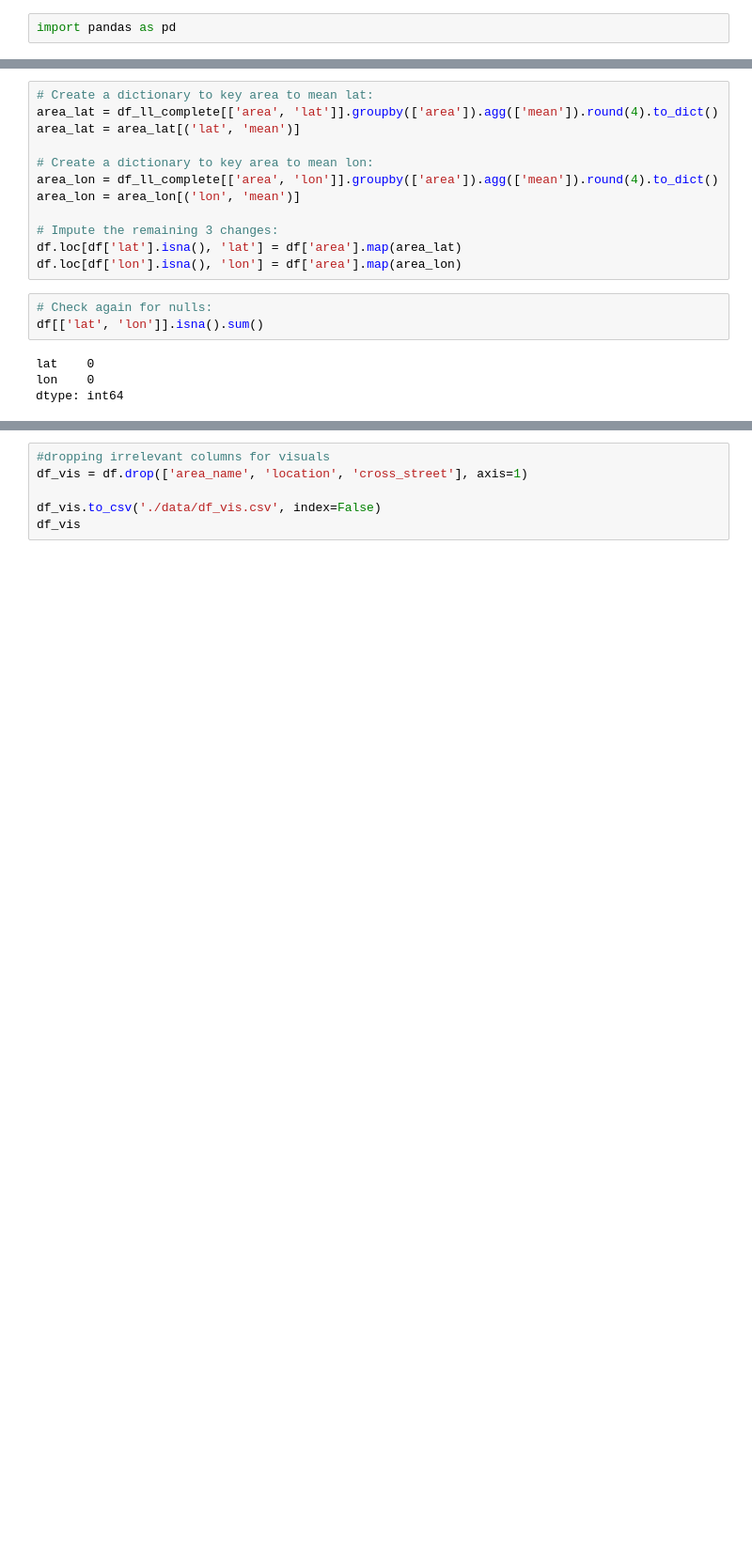
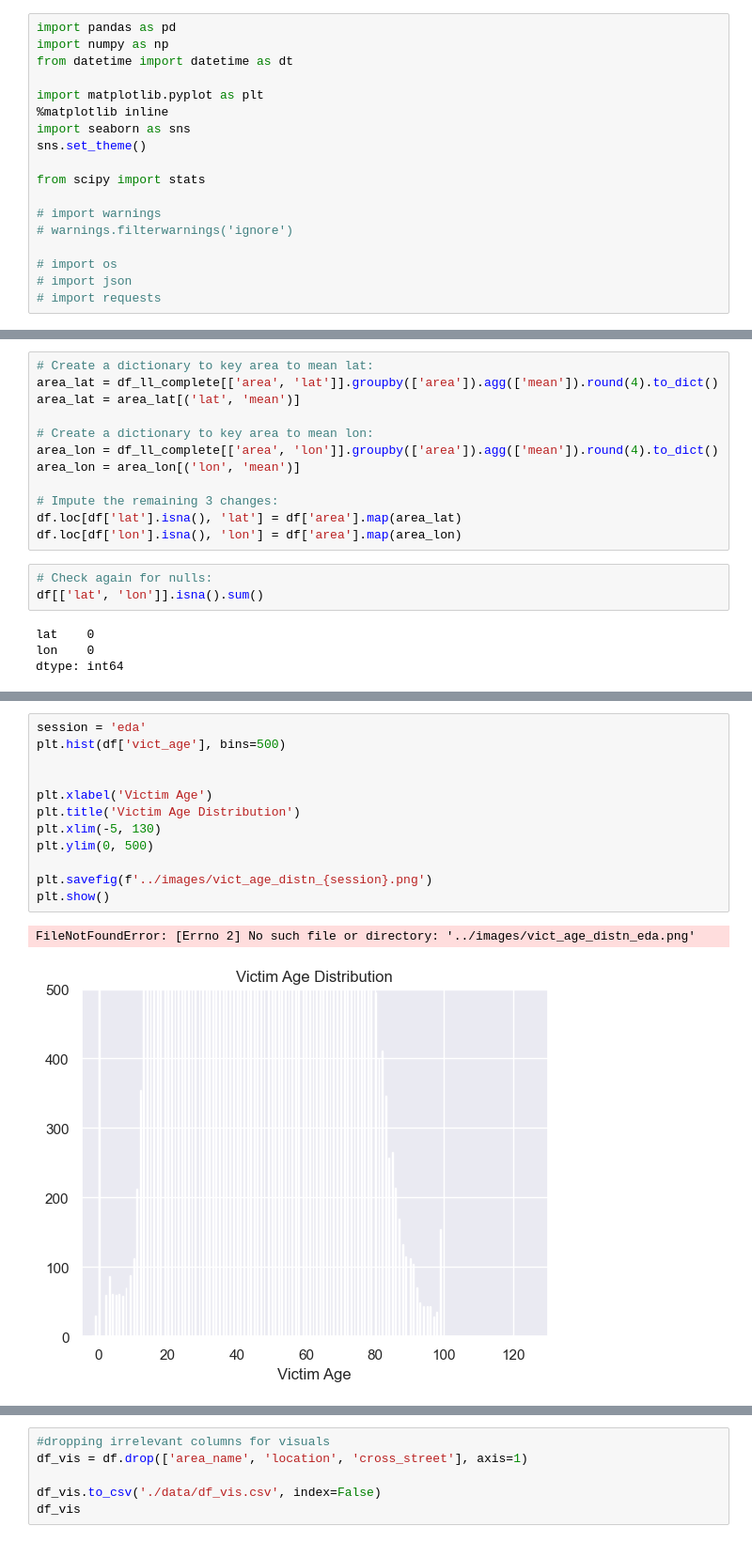
Before and after one commit to jdormaar/Boardgame_Preferences_Predictive_Analysis, a Jupyter notebook: Competitions/Analyzing Crime in LA/notebook.ipynb, the cells around one changed output, grey strips where cells are left out. Shown at 94% size. Drawn from its saved outputs; the diff is of its cells as text; blank space fills up the shorter version.

```diff
--- a/Competitions/Analyzing Crime in LA/notebook.ipynb
+++ b/Competitions/Analyzing Crime in LA/notebook.ipynb
@@ -168,3 +168,19 @@ The data is publicly available [here](https://data.lacity.org/Public-Safety/Crim
 # %%
 import pandas as pd
+import numpy as np
+from datetime import datetime as dt
+
+import matplotlib.pyplot as plt
+%matplotlib inline
+import seaborn as sns
+sns.set_theme()
+
+from scipy import stats
+
+# import warnings
+# warnings.filterwarnings('ignore')
+
+# import os
+# import json
+# import requests
 # %%
@@ -622,0 +562,15 @@ dtype: int64
+# %%
+session = 'eda'
+plt.hist(df['vict_age'], bins=500)
+
+
+plt.xlabel('Victim Age')
+plt.title('Victim Age Distribution')
+plt.xlim(-5, 130)
+plt.ylim(0, 500)
+
+plt.savefig(f'../images/vict_age_distn_{session}.png')
+plt.show()
+# %% [output]
+FileNotFoundError: [Errno 2] No such file or directory: '../images/vict_age_distn_eda.png'
+[figure, added]
```
Also changed, not shown: parts of 24 cells of this notebook.
